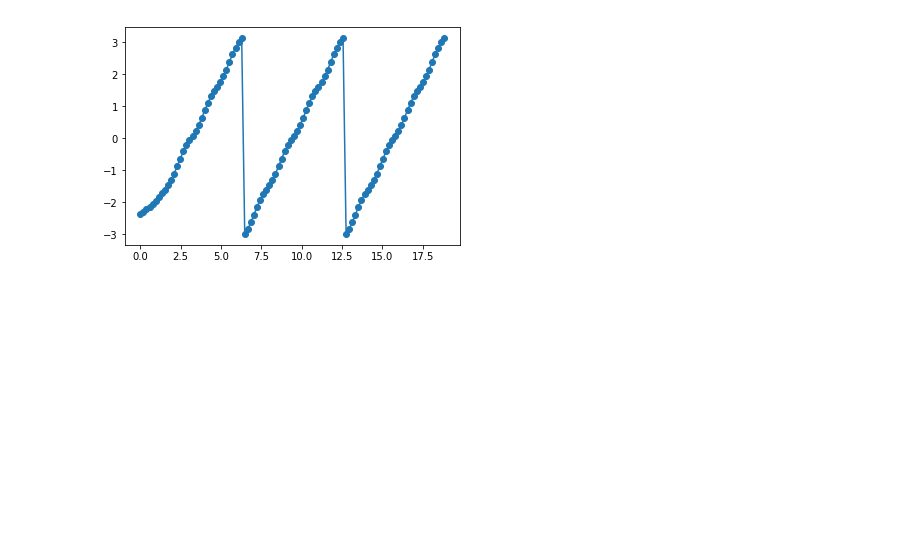
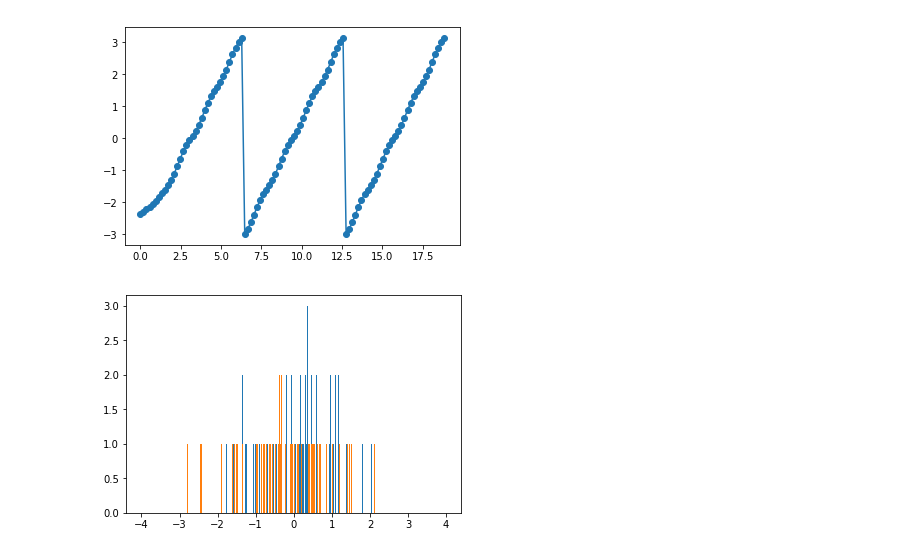
Before and after one commit to acidbourbon/lab_bench, a Jupyter notebook: workdir/jupyter/software_examples/sigproc_kit/gatemate_quadrature.ipynb, the cells around one changed output. Cells and saved outputs as stored; diff of their text form; code cells hidden in the pictures; blank space fills up the shorter version.

```diff
--- a/workdir/jupyter/software_examples/sigproc_kit/gatemate_quadrature.ipynb
+++ b/workdir/jupyter/software_examples/sigproc_kit/gatemate_quadrature.ipynb
@@ -42,3 +42,15 @@ plt.plot(t,np.arctan2(q,p))
 # %% [output]
 [<matplotlib.lines.Line2D at 0x...>]
 [figure]
+# %%
+gauss1_samples = np.random.randn(128)
+gauss2_samples = np.random.randn(128)
+
+mybins=np.arange(-4,4,0.01)
+hist1 = plt.hist(gauss1_samples, bins=mybins)
+hist2 = plt.hist(gauss2_samples, bins=mybins)
+x = hist1[1]
+gauss1 = hist1[0]
+gauss2 = hist2[0]
+# %% [output]
+[figure, added]
```
Also changed, not shown: parts of 4 cells of this notebook, 2 other files.
